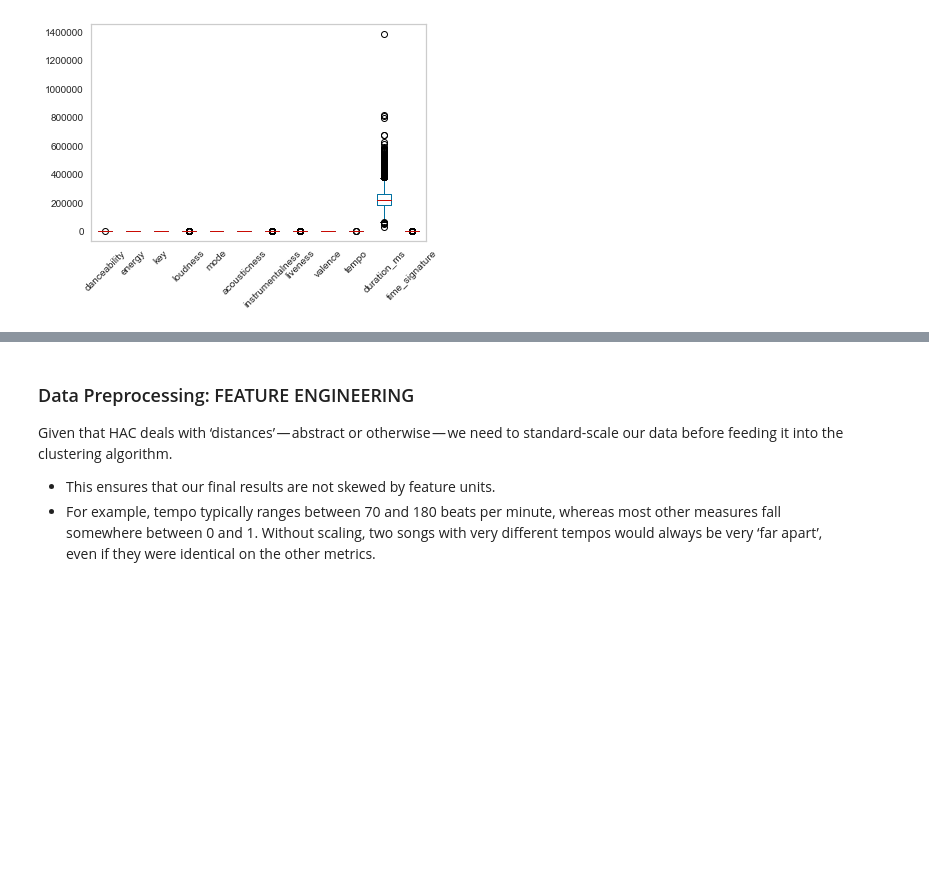
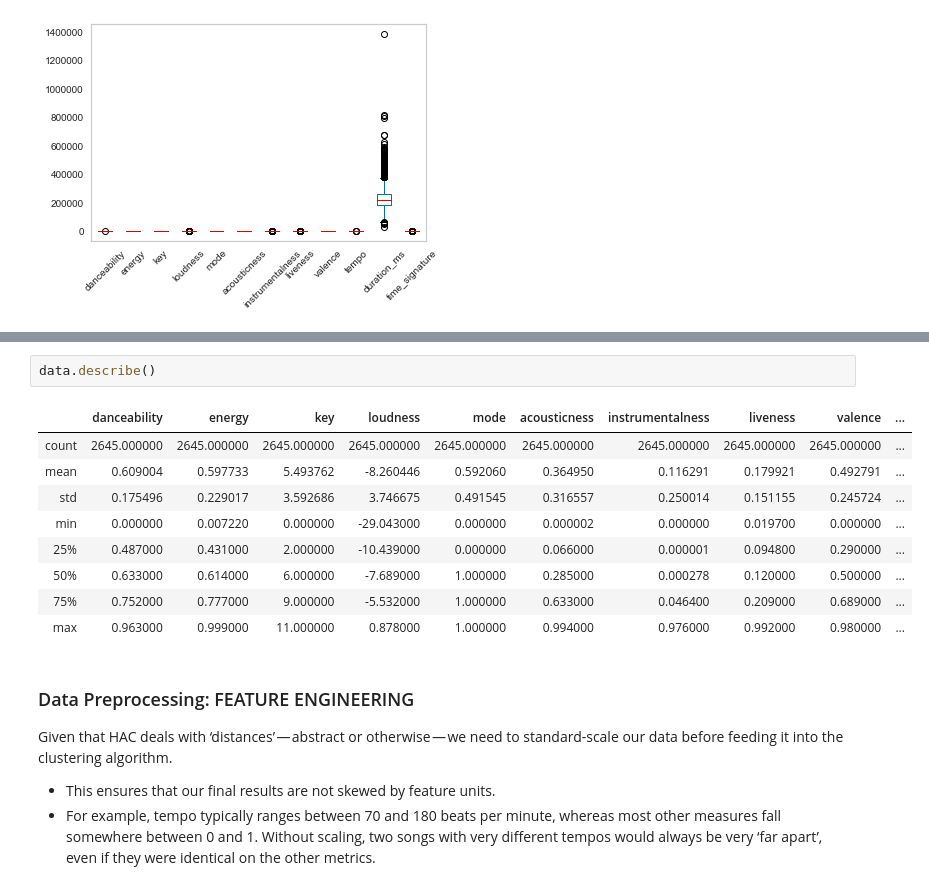
Before and after one commit to ritapereira10/Spotify-Analysis, a Jupyter notebook: code/Unsupervised Learning.ipynb, the cells around one changed output, grey strips where cells are left out. Drawn from its saved outputs; the diff is of its cells as text; blank space fills up the shorter version.

```diff
--- a/code/Unsupervised Learning.ipynb
+++ b/code/Unsupervised Learning.ipynb
@@ -102,3 +95,15 @@ corr
+# %%
+data.describe()
+# %% [output]
+|  | danceability | energy | key | loudness | mode | acousticness | instrumentalness | liveness | valence | ... |
+| count | 2645.000000 | 2645.000000 | 2645.000000 | 2645.000000 | 2645.000000 | 2645.000000 | 2645.000000 | 2645.000000 | 2645.000000 | ... |
+| mean | 0.609004 | 0.597733 | 5.493762 | -8.260446 | 0.592060 | 0.364950 | 0.116291 | 0.179921 | 0.492791 | ... |
+| std | 0.175496 | 0.229017 | 3.592686 | 3.746675 | 0.491545 | 0.316557 | 0.250014 | 0.151155 | 0.245724 | ... |
+| min | 0.000000 | 0.007220 | 0.000000 | -29.043000 | 0.000000 | 0.000002 | 0.000000 | 0.019700 | 0.000000 | ... |
+| 25% | 0.487000 | 0.431000 | 2.000000 | -10.439000 | 0.000000 | 0.066000 | 0.000001 | 0.094800 | 0.290000 | ... |
+| 50% | 0.633000 | 0.614000 | 6.000000 | -7.689000 | 1.000000 | 0.285000 | 0.000278 | 0.120000 | 0.500000 | ... |
+| 75% | 0.752000 | 0.777000 | 9.000000 | -5.532000 | 1.000000 | 0.633000 | 0.046400 | 0.209000 | 0.689000 | ... |
+| max | 0.963000 | 0.999000 | 11.000000 | 0.878000 | 1.000000 | 0.994000 | 0.976000 | 0.992000 | 0.980000 | ... |
 # %% [markdown]
 ### Data Preprocessing: FEATURE ENGINEERING
 
```
Also changed, not shown: parts of 24 cells of this notebook, 8 other files.
